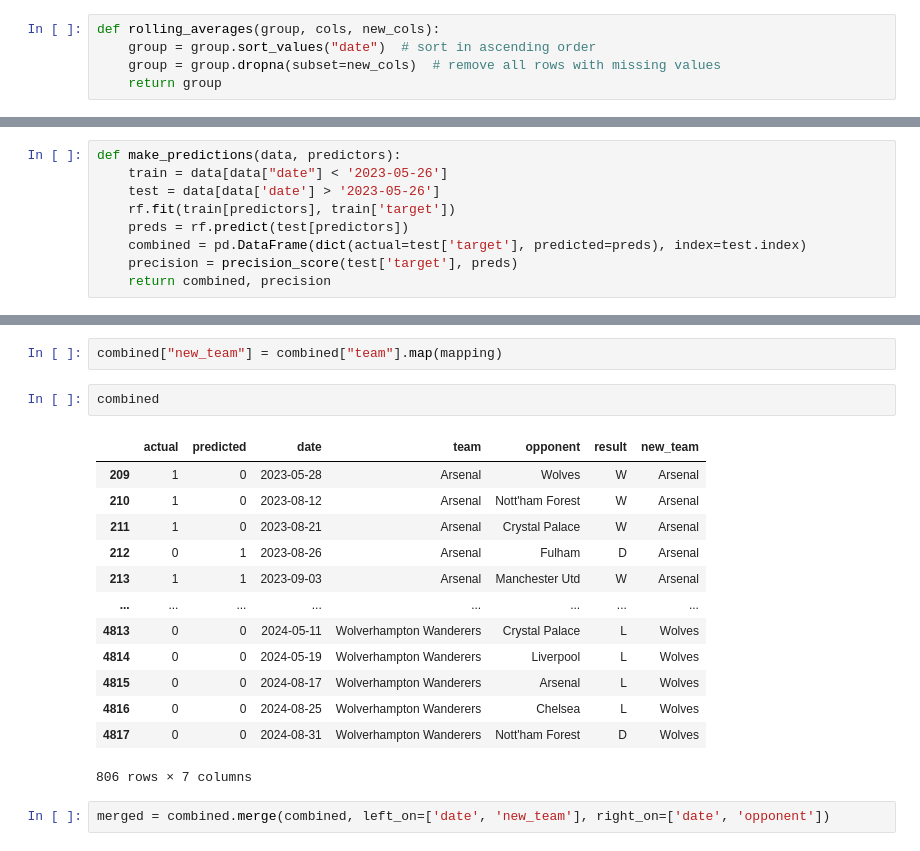
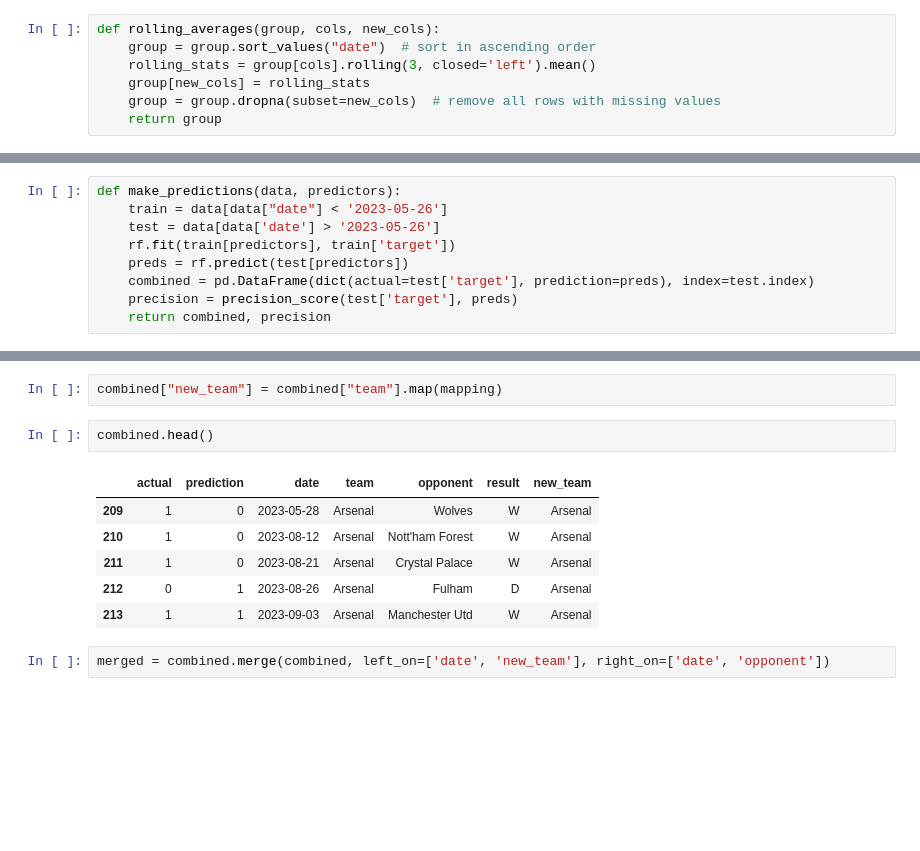
Before and after one commit to zaidalqadiri/Premier-League-Predictor, a Jupyter notebook: PredictMatch.ipynb, the cells around one changed output, grey strips where cells are left out. Drawn from its saved outputs; the diff is of its cells as text; blank space fills up the shorter version.

Commit message:
removed more unnecessary code and fixed prediction bug

```diff
--- a/PredictMatch.ipynb
+++ b/PredictMatch.ipynb
@@ -209,6 +147,8 @@ group
 # %%
 def rolling_averages(group, cols, new_cols):
     group = group.sort_values("date")  # sort in ascending order
+    rolling_stats = group[cols].rolling(3, closed='left').mean()
+    group[new_cols] = rolling_stats
     group = group.dropna(subset=new_cols)  # remove all rows with missing values
     return group
 # %%
@@ -273,7 +201,7 @@ def make_predictions(data, predictors):
     test = data[data['date'] > '2023-05-26']
     rf.fit(train[predictors], train['target'])
     preds = rf.predict(test[predictors])
-    combined = pd.DataFrame(dict(actual=test['target'], predicted=preds), index=test.index)
+    combined = pd.DataFrame(dict(actual=test['target'], prediction=preds), index=test.index)
     precision = precision_score(test['target'], preds)
     return combined, precision
 # %%
@@ -337,21 +258,14 @@ mapping['West Ham United']
 # %%
 combined["new_team"] = combined["team"].map(mapping)
 # %%
-combined
+combined.head()
 # %% [output]
-|  | actual | predicted | date | team | opponent | result | new_team |
+|  | actual | prediction | date | team | opponent | result | new_team |
 | 209 | 1 | 0 | 2023-05-28 | Arsenal | Wolves | W | Arsenal |
 | 210 | 1 | 0 | 2023-08-12 | Arsenal | Nott'ham Forest | W | Arsenal |
 | 211 | 1 | 0 | 2023-08-21 | Arsenal | Crystal Palace | W | Arsenal |
 | 212 | 0 | 1 | 2023-08-26 | Arsenal | Fulham | D | Arsenal |
 | 213 | 1 | 1 | 2023-09-03 | Arsenal | Manchester Utd | W | Arsenal |
-| ... | ... | ... | ... | ... | ... | ... | ... |
-| 4813 | 0 | 0 | 2024-05-11 | Wolverhampton Wanderers | Crystal Palace | L | Wolves |
-| 4814 | 0 | 0 | 2024-05-19 | Wolverhampton Wanderers | Liverpool | L | Wolves |
-| 4815 | 0 | 0 | 2024-08-17 | Wolverhampton Wanderers | Arsenal | L | Wolves |
-| 4816 | 0 | 0 | 2024-08-25 | Wolverhampton Wanderers | Chelsea | L | Wolves |
-| 4817 | 0 | 0 | 2024-08-31 | Wolverhampton Wanderers | Nott'ham Forest | D | Wolves |
-806 rows × 7 columns
 # %%
 merged = combined.merge(combined, left_on=['date', 'new_team'], right_on=['date', 'opponent'])
 # %%
```
Also changed, not shown: parts of 14 cells of this notebook.
